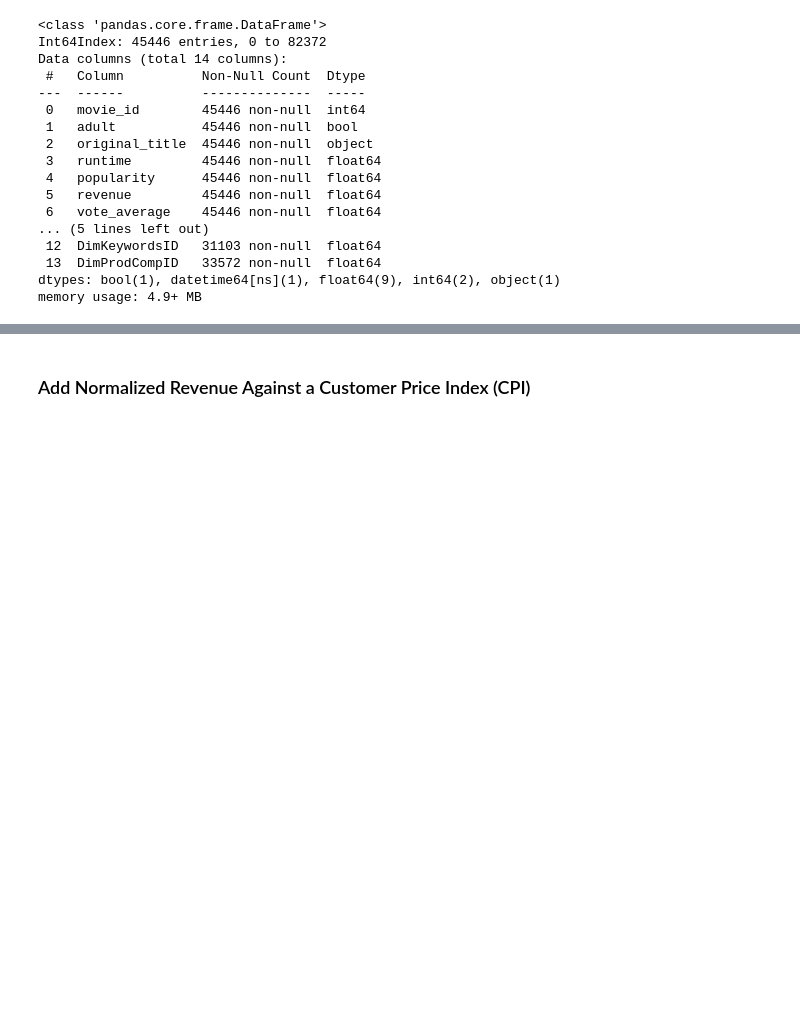
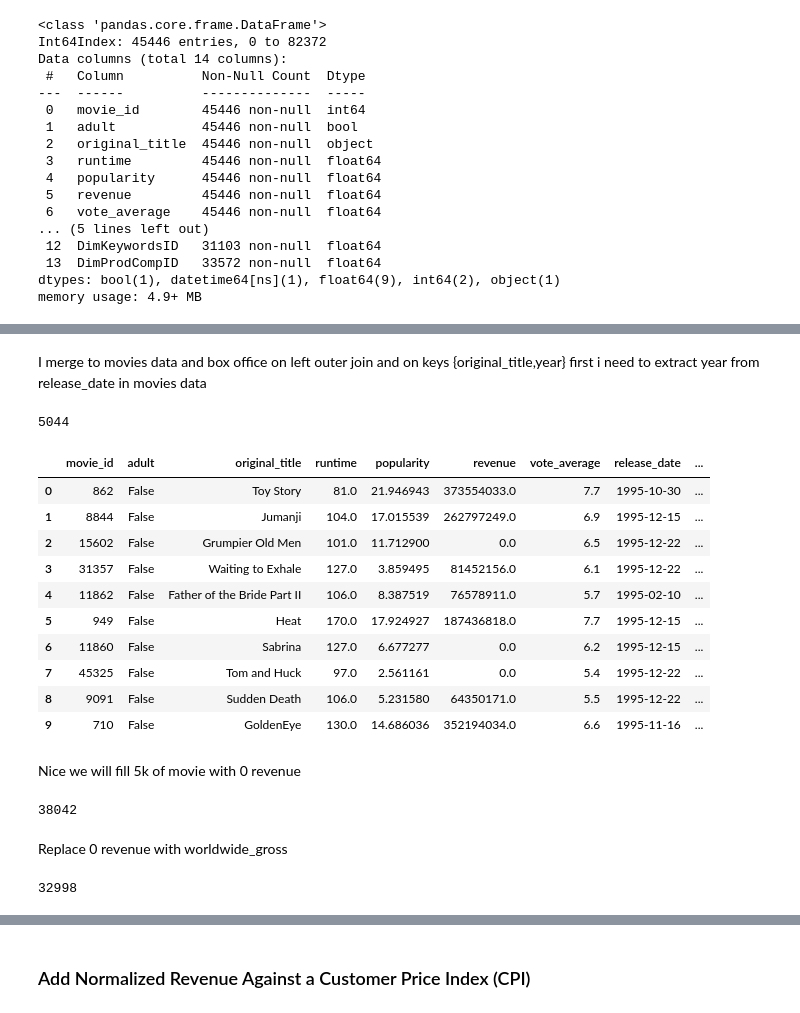
Before and after one commit to MuhamedHekal/ETL-Movies-using-Python, a Jupyter notebook: 3.7 CleaningFact.ipynb, the cells around one changed output, grey strips where cells are left out. Saved outputs shown, nothing was run; the diff lists cells and outputs as text; code cells hidden in the pictures; blank space fills up the shorter version.

Commit message:
fact table

```diff
--- a/3.7 CleaningFact.ipynb
+++ b/3.7 CleaningFact.ipynb
@@ -159,0 +148,2 @@ movies
+# %%
+box_office = pd.read_csv('data/out/box_office_data.csv')
@@ -159,0 +165,36 @@ movies
+# %% [markdown]
+I merge to movies data and box office on left outer join and on keys {original_title,year}
+first i need to extract year from release_date in movies data
+# %%
+movies['year'] = pd.to_datetime(movies.release_date).dt.year
+# %%
+movies = movies.merge(box_office,how='left',on=['original_title','year'])
+# %%
+movies.fillna(0,inplace=True)
+# %%
+movies.query('revenue == 0 & worldwide_gross!=0').shape[0]
+# %% [output]
+5044
+# %%
+movies.head(10)
+# %% [output]
+|  | movie_id | adult | original_title | runtime | popularity | revenue | vote_average | release_date | ... |
+| 0 | 862 | False | Toy Story | 81.0 | 21.946943 | 373554033.0 | 7.7 | 1995-10-30 | ... |
+| 1 | 8844 | False | Jumanji | 104.0 | 17.015539 | 262797249.0 | 6.9 | 1995-12-15 | ... |
+| 2 | 15602 | False | Grumpier Old Men | 101.0 | 11.712900 | 0.0 | 6.5 | 1995-12-22 | ... |
+| 3 | 31357 | False | Waiting to Exhale | 127.0 | 3.859495 | 81452156.0 | 6.1 | 1995-12-22 | ... |
+| 4 | 11862 | False | Father of the Bride Part II | 106.0 | 8.387519 | 76578911.0 | 5.7 | 1995-02-10 | ... |
+| 5 | 949 | False | Heat | 170.0 | 17.924927 | 187436818.0 | 7.7 | 1995-12-15 | ... |
+| 6 | 11860 | False | Sabrina | 127.0 | 6.677277 | 0.0 | 6.2 | 1995-12-15 | ... |
+| 7 | 45325 | False | Tom and Huck | 97.0 | 2.561161 | 0.0 | 5.4 | 1995-12-22 | ... |
+| 8 | 9091 | False | Sudden Death | 106.0 | 5.231580 | 64350171.0 | 5.5 | 1995-12-22 | ... |
+| 9 | 710 | False | GoldenEye | 130.0 | 14.686036 | 352194034.0 | 6.6 | 1995-11-16 | ... |
+# %% [markdown]
+Nice we will fill 5k of movie with 0 revenue
+# %%
+# get number of movies that has 0 revenue
+(movies.revenue == 0).sum()
+# %% [output]
+38042
+# %% [markdown]
+Replace 0 revenue with worldwide_gross
@@ -159,0 +204,4 @@ movies
+# %%
+(movies.revenue == 0).sum()
+# %% [output]
+32998
```
Also changed, not shown: parts of 21 cells of this notebook, 2 other files.
